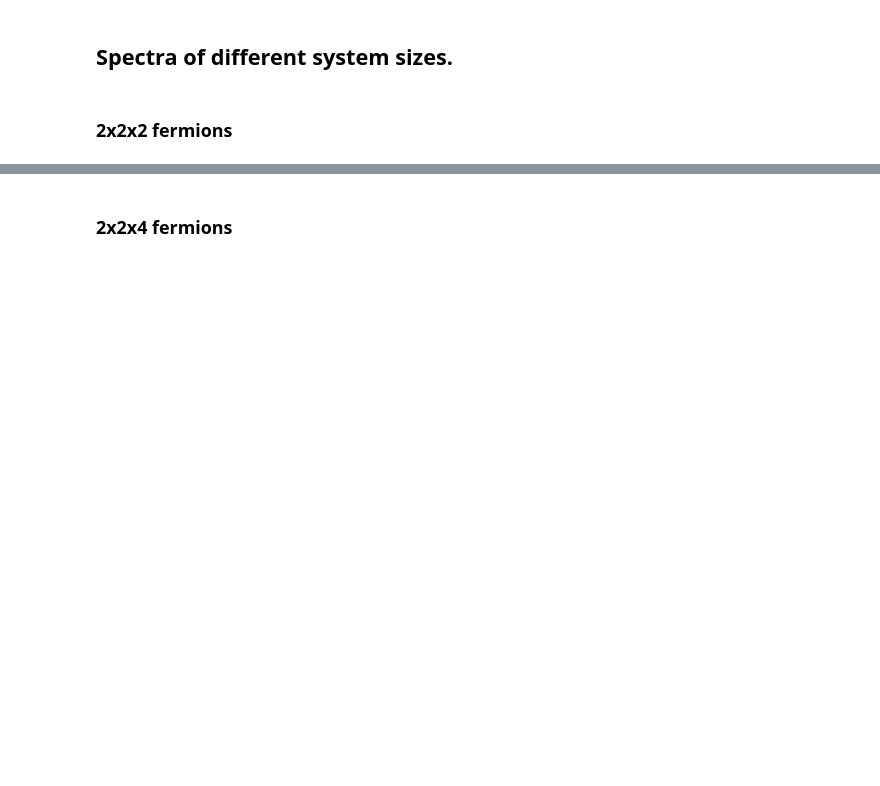
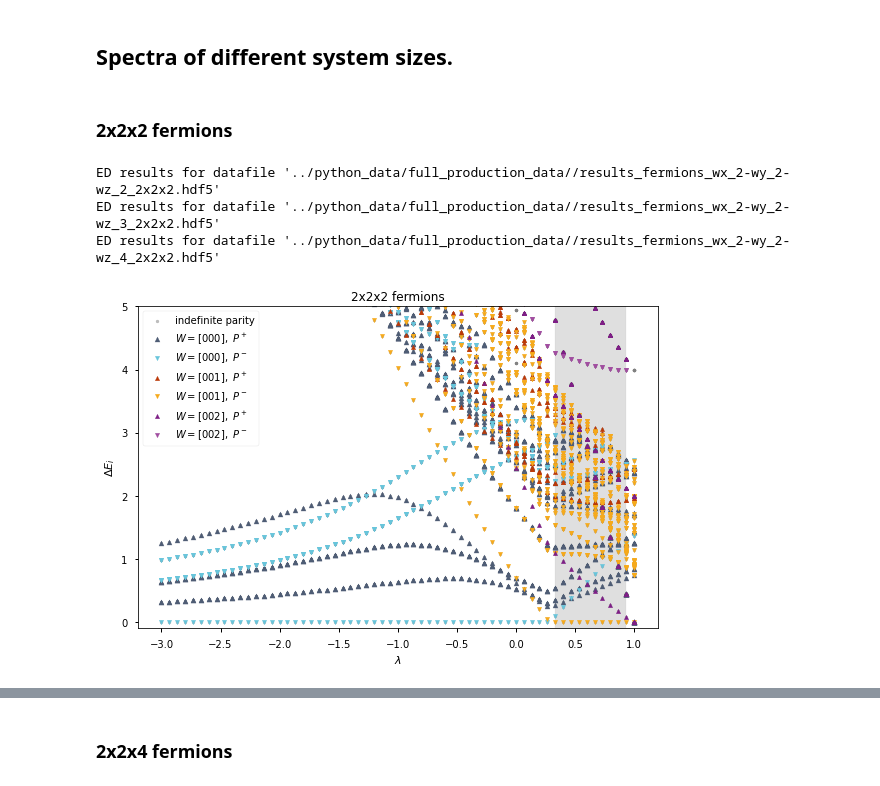
Before and after one commit to cygnus2/FQLMs, a Jupyter notebook: python_spectra/parity_resolved_spectra.ipynb, the cells around one changed output, grey strips where cells are left out. Saved outputs shown, nothing was run; the diff lists cells and outputs as text; code cells hidden in the pictures; blank space fills up the shorter version.

```diff
--- a/python_spectra/parity_resolved_spectra.ipynb
+++ b/python_spectra/parity_resolved_spectra.ipynb
@@ -99,6 +122,72 @@ ED results for datafile '../python_quantum_info/data//results_fermions_wx_2-wy_2
 ## Spectra of different system sizes.
 # %% [markdown]
 ### 2x2x2 fermions
+# %%
+# Choose the dataset.
+param = {
+    'L' : [2,2,2],
+    'gauge_particles' : 'fermions'
+}
+param.update({'winding_sector': [0,0,0]})
+res_000 = EDResult(param, data_dir)
+
+param.update({'winding_sector': [0,0,1]})
+res_w1 = EDResult(param, data_dir)
+
+param.update({'winding_sector': [0,0,2]})
+res_w2 = EDResult(param, data_dir)
+
+# Combine and compute the gap.
+df = insert_gap([
+    res_000.get_eigenvalues(),
+    res_w1.get_eigenvalues(),
+    res_w2.get_eigenvalues(),
+])
+
+# Select only the lowest states.
+n_states = 50
+sub = df[
+    (df['N']<n_states) &
+    (df['lambda']<=1.0) &
+    (df['lambda']>=-3.0)
+]
+
+dependency = 'lambda'
+observable = 'gap'
+with plt.style.context('seaborn-notebook'):
+    fig, bx = plt.subplots()
+#     fig.set_size_inches(12, 6)
+
+    # All points.
+    bx.scatter(sub[dependency], sub[observable], marker='.', color='gray', alpha=0.5, zorder=1, s=35, label='indefinite parity')
+
+    # Find GS of different winding.
+    wind = sub[sub['gs_winding']==1]
+    ll, lu = min(wind['lambda']), max(wind['lambda'])
+    bx.fill_between([ll, lu], -5, 100, zorder=0, alpha=0.25, color='gray')
+
+    for cond, style in sets:
+        red = _select_close(cond, sub)
+        if len(red):
+            bx.scatter(red[dependency], red[observable], **style)
+
+    # ---
+
+    bx.set_xlabel('$\\lambda$')
+    bx.set_ylabel('$\\Delta E_i$')
+    bx.set_ylim(-0.1, 5)
+
+    bx.legend(loc='upper left')
+    bx.set_title('{:d}x{:d}x{:d} {:s}'.format(*param['L'], param['gauge_particles']))
+
+
+    fig.tight_layout()
+    fig.savefig('spectrum_{:s}_{:d}x{:d}x{:d}.pdf'.format(param['gauge_particles'], *param['L']))
+# %% [output]
+ED results for datafile '../python_data/full_production_data//results_fermions_wx_2-wy_2-wz_2_2x2x2.hdf5'
+ED results for datafile '../python_data/full_production_data//results_fermions_wx_2-wy_2-wz_3_2x2x2.hdf5'
+ED results for datafile '../python_data/full_production_data//results_fermions_wx_2-wy_2-wz_4_2x2x2.hdf5'
+[figure, added]
 # %%
 # Choose the dataset.
 param = {
```
Also changed, not shown: parts of 15 cells of this notebook, 9 other files.
